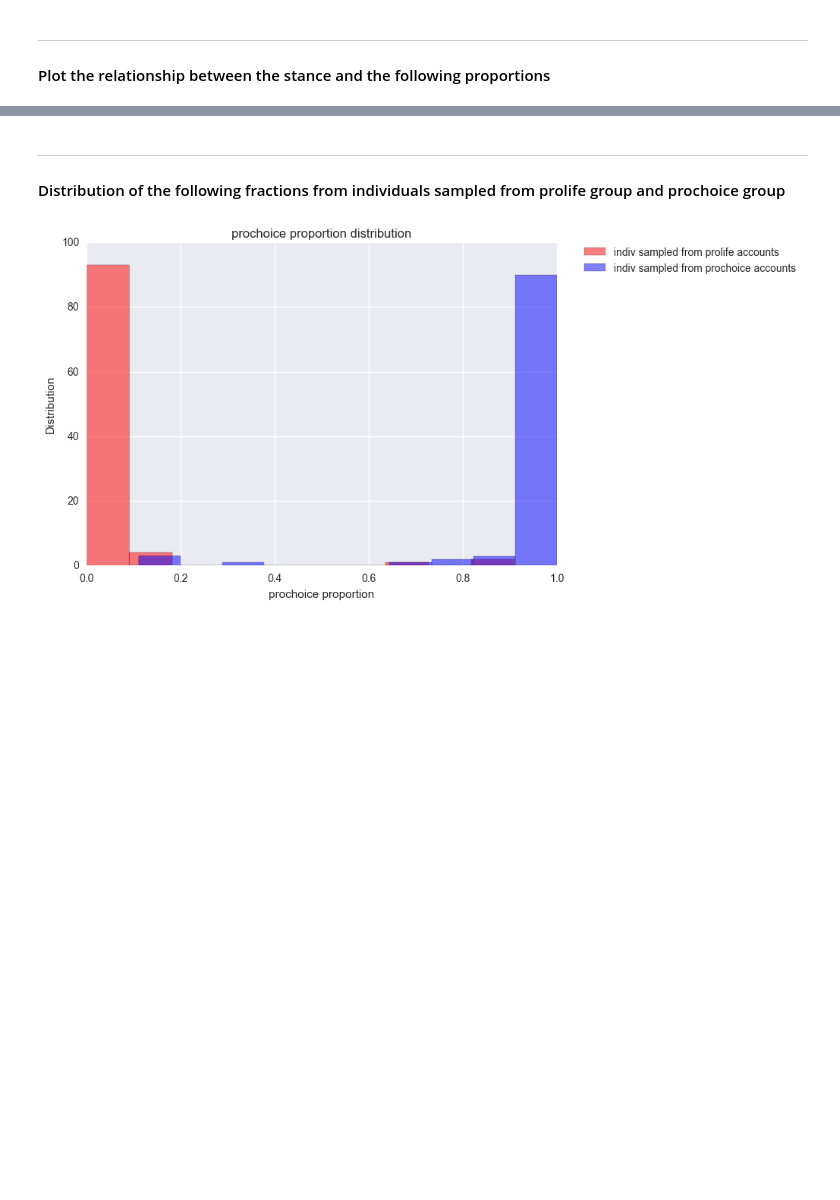
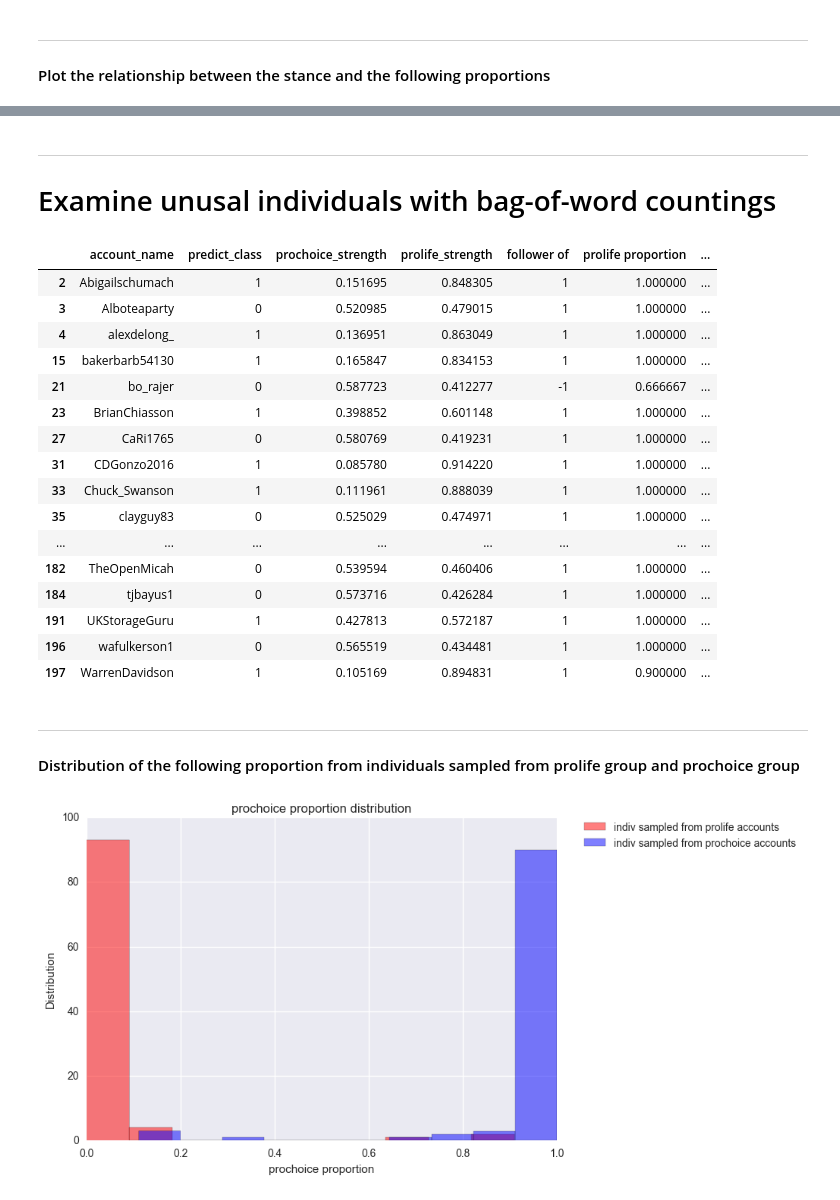
Before and after one commit to JunTan/TwitterAnalysis, a Jupyter notebook: EDA_Diversity_Strength.ipynb, the cells around one changed output, grey strips where cells are left out. Cells and saved outputs as stored; diff of their text form; code cells hidden in the pictures; blank space fills up the shorter version.

```diff
--- a/EDA_Diversity_Strength.ipynb
+++ b/EDA_Diversity_Strength.ipynb
@@ -251,6 +252,32 @@ info_hashtag_df.loc[info_hashtag_df["stance"]<0]\
+# %% [markdown]
+--------
+# Examine unusal individuals with bag-of-word countings
+# %%
+# pick out people whose stance tends to be prochoice but follow more prolife than prochoice
+prochoice_unusual_indiv = info_df.loc[info_df["stance"]>0]\
+                                 .loc[info_df["prochoice proportion"]<info_df["prolife proportion"]]
+prochoice_unusual_indiv
+# %% [output]
+|  | account_name | predict_class | prochoice_strength | prolife_strength | follower of | prolife proportion | ... |
+| 2 | Abigailschumach | 1 | 0.151695 | 0.848305 | 1 | 1.000000 | ... |
+| 3 | Alboteaparty | 0 | 0.520985 | 0.479015 | 1 | 1.000000 | ... |
+| 4 | alexdelong_ | 1 | 0.136951 | 0.863049 | 1 | 1.000000 | ... |
+| 15 | bakerbarb54130 | 1 | 0.165847 | 0.834153 | 1 | 1.000000 | ... |
+| 21 | bo_rajer | 0 | 0.587723 | 0.412277 | -1 | 0.666667 | ... |
+| 23 | BrianChiasson | 1 | 0.398852 | 0.601148 | 1 | 1.000000 | ... |
+| 27 | CaRi1765 | 0 | 0.580769 | 0.419231 | 1 | 1.000000 | ... |
+| 31 | CDGonzo2016 | 1 | 0.085780 | 0.914220 | 1 | 1.000000 | ... |
+| 33 | Chuck_Swanson | 1 | 0.111961 | 0.888039 | 1 | 1.000000 | ... |
+| 35 | clayguy83 | 0 | 0.525029 | 0.474971 | 1 | 1.000000 | ... |
+| ... | ... | ... | ... | ... | ... | ... | ... |
+| 182 | TheOpenMicah | 0 | 0.539594 | 0.460406 | 1 | 1.000000 | ... |
+| 184 | tjbayus1 | 0 | 0.573716 | 0.426284 | 1 | 1.000000 | ... |
+| 191 | UKStorageGuru | 1 | 0.427813 | 0.572187 | 1 | 1.000000 | ... |
+| 196 | wafulkerson1 | 0 | 0.565519 | 0.434481 | 1 | 1.000000 | ... |
+| 197 | WarrenDavidson | 1 | 0.105169 | 0.894831 | 1 | 0.900000 | ... |
 # %% [markdown]
 ---
-#### Distribution of the following fractions from individuals sampled from prolife group and prochoice group
+#### Distribution of the following proportion from individuals sampled from prolife group and prochoice group
 # %%
 plt.hist(x=info_df.loc[info_df["follower of"]==1, "prochoice proportion"], color='r', alpha=0.5,
          label="indiv sampled from prolife accounts")
```
Also changed, not shown: parts of 19 cells of this notebook, 30 other files.
